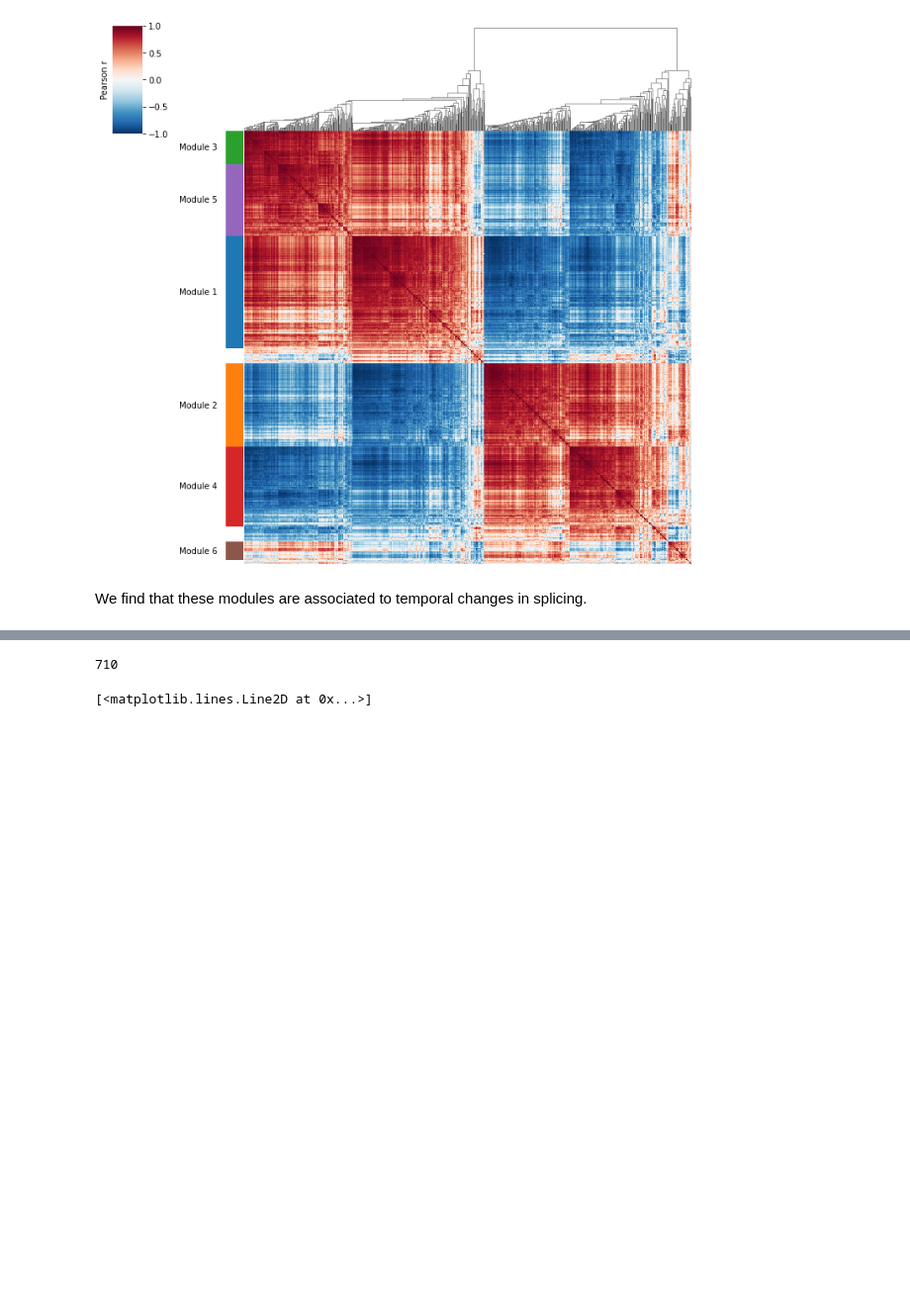
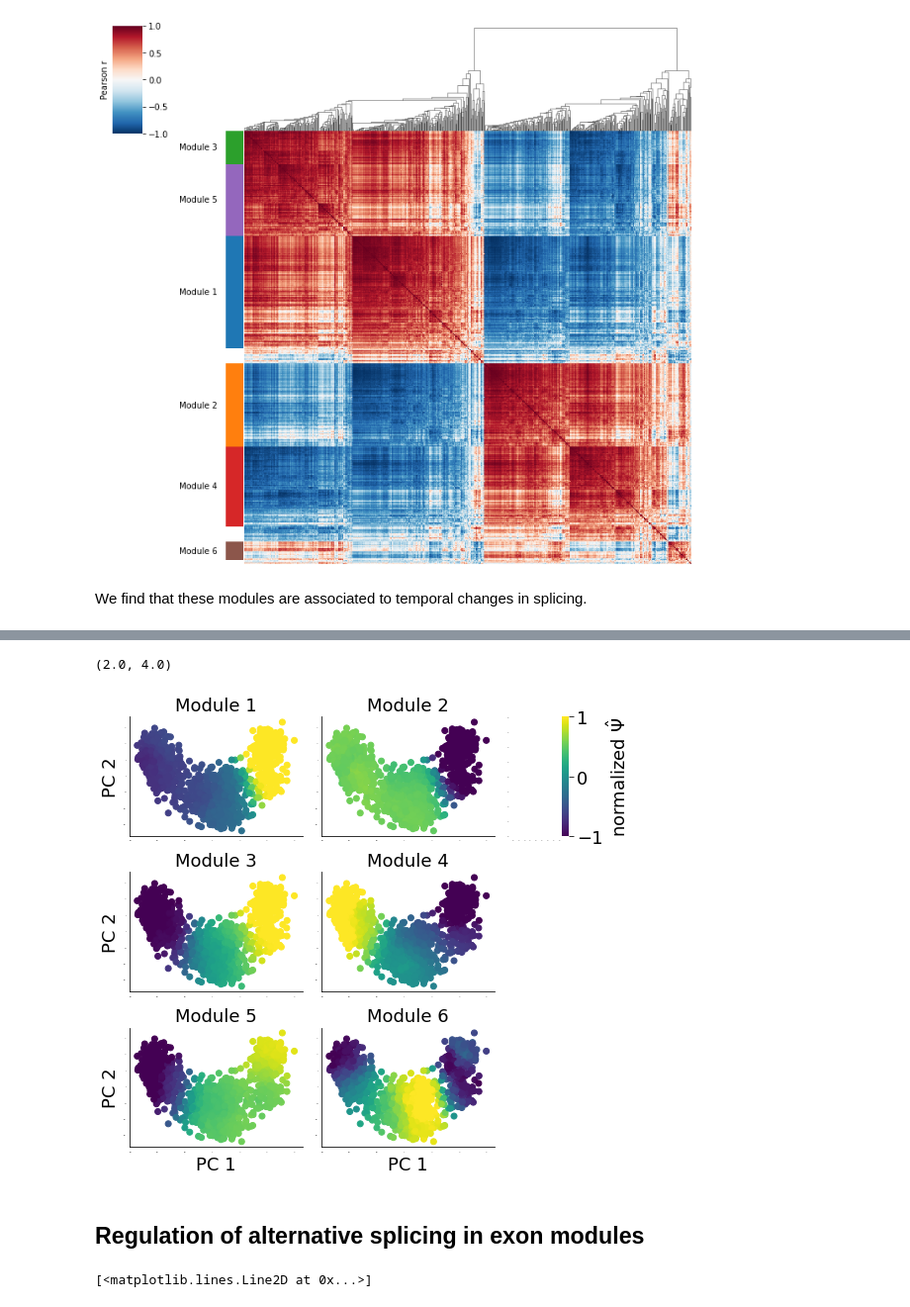
Before and after one commit to lareaulab/analysis_psix, a Jupyter notebook: mouse_brain_development/mouse_brain_development.ipynb, the cells around one changed output, grey strips where cells are left out. Shown at 99% size. Drawn from its saved outputs; the diff is of its cells as text; code cells hidden in the pictures; blank space fills up the shorter version.

Commit message:
obtained modules

```diff
--- a/mouse_brain_development/mouse_brain_development.ipynb
+++ b/mouse_brain_development/mouse_brain_development.ipynb
@@ -308,17 +205,0 @@ ax.spines["top"].set_visible(False)
-# %%
-fig = plt.figure(figsize=(7, 4))
-ax  = plt.subplot(1,1,1)
-sc = ax.scatter(psix_object.adata.uns['latent'].PC_1, psix_object.adata.uns['latent'].PC_2,
-                c=np.log1p(psix_object.adata.uns['mrna_per_event']['Morf4l2_7']), cmap='inferno')
-# cb = plt.colorbar(sc)
-ax.tick_params(labelsize=18, length=5)
-cb = plt.colorbar(sc, shrink = 1)
-cb.set_label(label='log1p mRNA',size=18)
-cb.ax.tick_params(labelsize=18, length=5)
-cb.outline.set_visible(False)
-plt.title('Morf4l2', fontsize=18)
-plt.xlabel('PC 1', fontsize=18)
-plt.ylabel('PC 2', fontsize=18)
-
-ax.spines["right"].set_visible(False)
-ax.spines["top"].set_visible(False)
@@ -358,7 +206,59 @@ aver = local_correlation_plot(
-# %%
-len(exon_list)
-# %% [output]
-710
+# %%
+from scipy.stats import zscore
+from itertools import product
+from matplotlib.gridspec import GridSpec
+
+fig = plt.figure(figsize=(8, 8))
+gs = GridSpec(3,12)
+gs.update(wspace=1, hspace=0.3)
+
+ax_positions = list(product(range(3), range(2)))
+
+for mod in range(1, 7):
+
+    mad_df = pd.DataFrame()
+    for exon in bwow[0].index[bwow[0]==mod]:
+        mad_df[exon] = zscore(background_psi.loc[exon])
+    mad_df.index= psix_object.adata.uns['psi'].index
+
+    x, y = ax_positions[mod-1]
+
+    ax = fig.add_subplot(gs[x,(5*y):(5*y)+5])
+
+    sc = ax.scatter(psix_object.adata.uns['latent'].PC_1,
+                    psix_object.adata.uns['latent'].PC_2,
+                    c=mad_df.mean(axis=1), vmin=-1, vmax=1, cmap='viridis')
+
+
+    plt.title('Module '+str(mod), fontsize=18)
+    if x == 2:
+        plt.xlabel('PC 1', fontsize=18)
+    if y == 0:
+        plt.ylabel('PC 2', fontsize=18)
+
+    ax.spines["right"].set_visible(False)
+    ax.spines["top"].set_visible(False)
+    ax.tick_params(labelsize=0, length=0)
+#     plt.show()
+ax = fig.add_subplot(gs[0,10:12])
+sc = ax.scatter([0, 0], [0, 0], c=[-1, 1])
+cb = plt.colorbar(sc, shrink = 1, aspect=20)
+cb.set_label(label='normalized $\hat{\Psi}$',size=18)
+cb.ax.tick_params(labelsize=18, length=5)
+cb.outline.set_visible(False)
+ax.spines["right"].set_visible(False)
+ax.spines["top"].set_visible(False)
+ax.spines["left"].set_visible(False)
+ax.spines["bottom"].set_visible(False)
+
+ax.tick_params(labelsize=0, length=0)
+ax.set_xlim((2, 4))
+ax.set_ylim((2, 4))
+# %% [output]
+(2.0, 4.0)
+[figure, added]
+# %% [markdown]
+## Regulation of alternative splicing in exon modules
 # %%
 motif_dir = '~/Network/Mouse/SplicingNetwork/L_score_events/meme_motifs/'
 mouse_motifs_exons = pd.read_csv(motif_dir + 'mouse_rbp.exons.tab', sep='\t', index_col=0)
```
Also changed, not shown: parts of 10 cells of this notebook.
